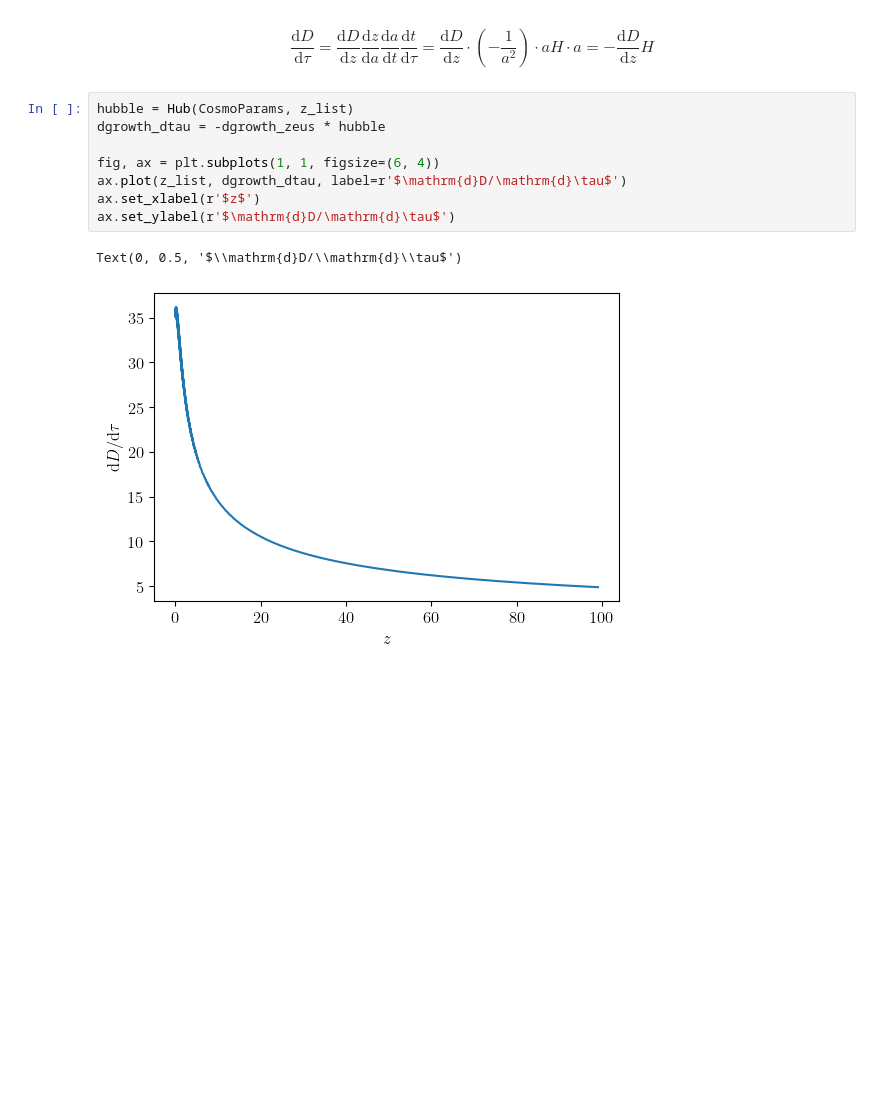
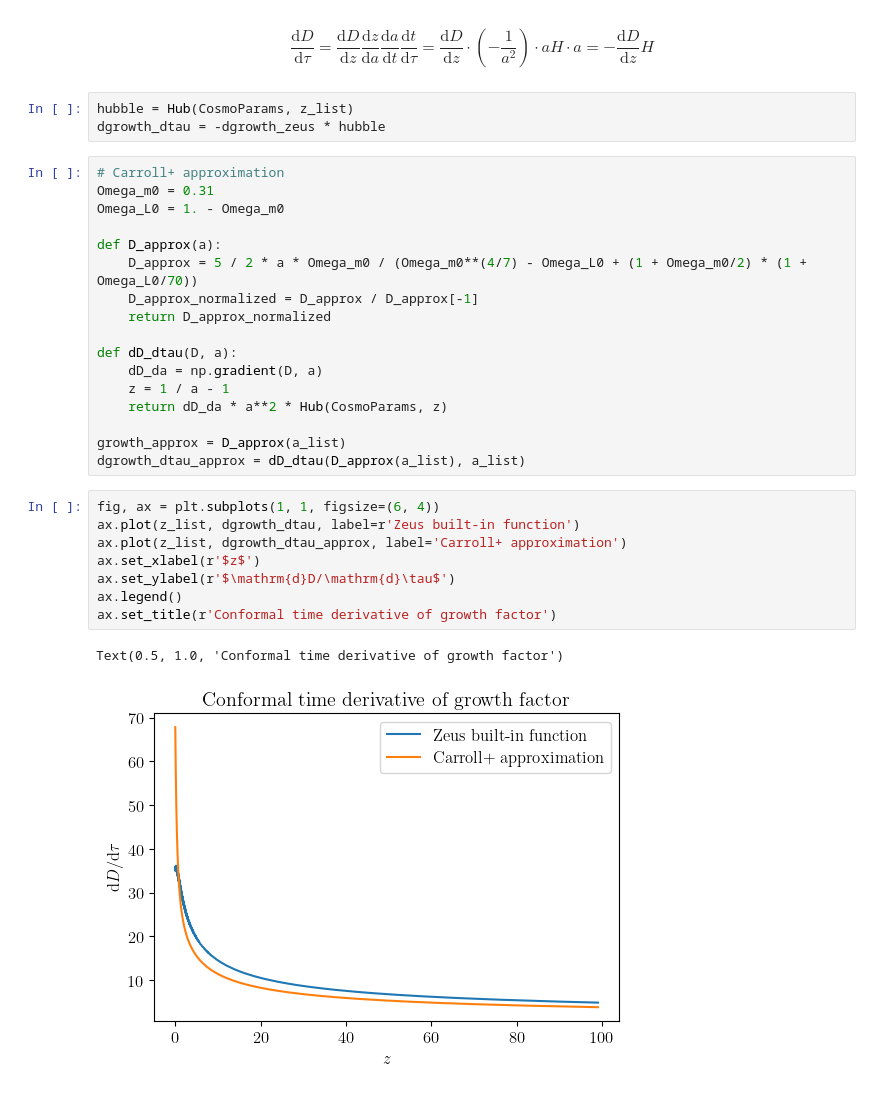
Before and after one commit to ryanyrzh/Zeus21, a Jupyter notebook: aniso_tests/D_dot_test.ipynb, the cells around one changed output. Saved outputs shown, nothing was run; the diff lists cells and outputs as text; blank space fills up the shorter version.

Commit message:
Compare D_dot from Zeus and from approximation

```diff
--- a/aniso_tests/D_dot_test.ipynb
+++ b/aniso_tests/D_dot_test.ipynb
@@ -46,14 +46,34 @@ $$
 =\frac{\mathrm{d}D}{\mathrm{d}z} \cdot \left(-\frac{1}{a^2}\right) \cdot aH \cdot a
 =-\frac{\mathrm{d}D}{\mathrm{d}z} H
 $$
+# %%
+hubble = Hub(CosmoParams, z_list)
+dgrowth_dtau = -dgrowth_zeus * hubble
+# %%
+# Carroll+ approximation
+Omega_m0 = 0.31
+Omega_L0 = 1. - Omega_m0
+
+def D_approx(a):
+    D_approx = 5 / 2 * a * Omega_m0 / (Omega_m0**(4/7) - Omega_L0 + (1 + Omega_m0/2) * (1 + Omega_L0/70))
+    D_approx_normalized = D_approx / D_approx[-1]
+    return D_approx_normalized
+
+def dD_dtau(D, a):
+    dD_da = np.gradient(D, a)
+    z = 1 / a - 1
+    return dD_da * a**2 * Hub(CosmoParams, z)
+
+growth_approx = D_approx(a_list)
+dgrowth_dtau_approx = dD_dtau(D_approx(a_list), a_list)
 # %%
-hubble = Hub(CosmoParams, z_list)
-dgrowth_dtau = -dgrowth_zeus * hubble
-
 fig, ax = plt.subplots(1, 1, figsize=(6, 4))
-ax.plot(z_list, dgrowth_dtau, label=r'$\mathrm{d}D/\mathrm{d}\tau$')
+ax.plot(z_list, dgrowth_dtau, label=r'Zeus built-in function')
+ax.plot(z_list, dgrowth_dtau_approx, label='Carroll+ approximation')
 ax.set_xlabel(r'$z$')
 ax.set_ylabel(r'$\mathrm{d}D/\mathrm{d}\tau$')
+ax.legend()
+ax.set_title(r'Conformal time derivative of growth factor')
 # %% [output]
-Text(0, 0.5, '$\\mathrm{d}D/\\mathrm{d}\\tau$')
+Text(0.5, 1.0, 'Conformal time derivative of growth factor')
-[figure, old version]
+[figure, new version]
```
